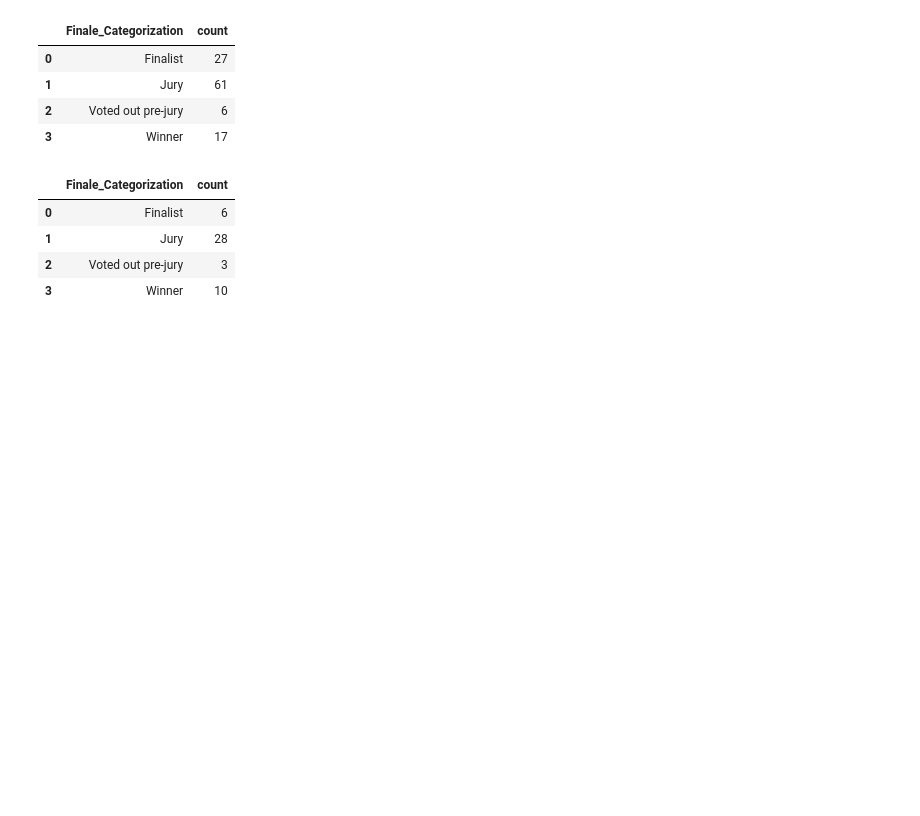
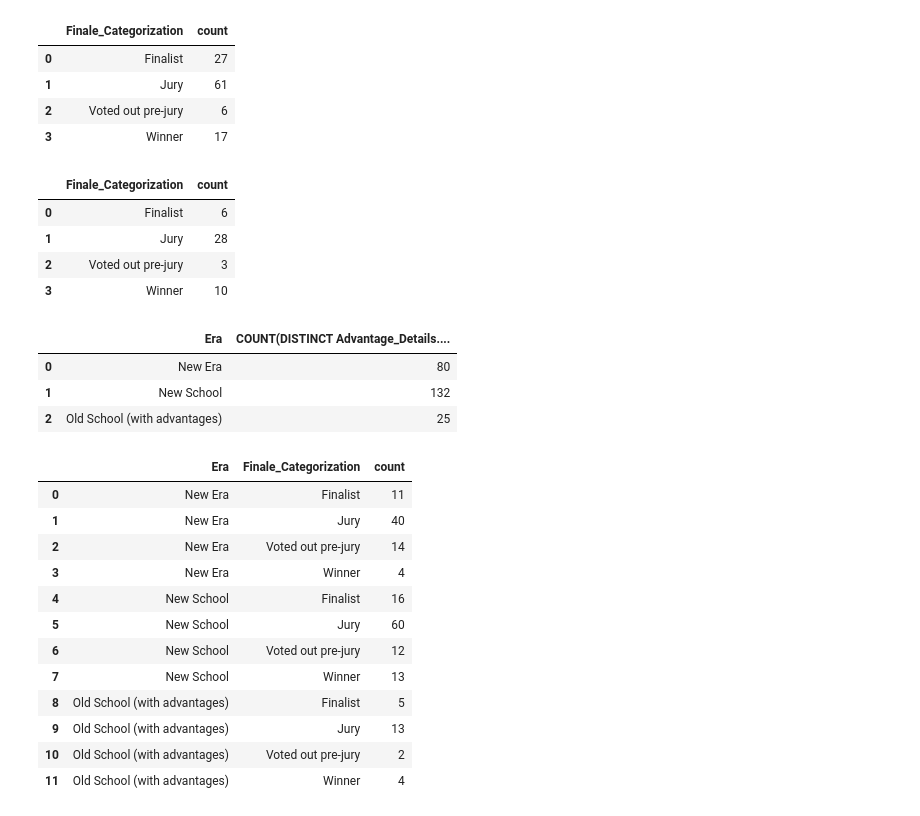
Before and after one commit to akerdolff/Survivor, a Jupyter notebook: Survivor_Analysis.ipynb, the cells around one changed output. Saved outputs shown, nothing was run; the diff lists cells and outputs as text; code cells hidden in the pictures; blank space fills up the shorter version.

```diff
--- a/Survivor_Analysis.ipynb
+++ b/Survivor_Analysis.ipynb
@@ -226,3 +227,21 @@ query(Finale_Categorization_Successfully_Played_Advantage)
 | 3 | Winner | 10 |
 # %%
 #visualization of number of individuals with an advantage successfully played grouped by finale categorization
+# %%
+#Query: Number of advantages per era
+
+Advantages_Per_Era = """
+SELECT Castaways.Era, COUNT(DISTINCT Advantage_Details.Season_Advantage_Id)
+FROM Advantage_Details
+JOIN Castaways
+ON Advantage_Details.Version_Season = Castaways.Version_Season
+GROUP BY Castaways.Era
+
+"""
+
+query(Advantages_Per_Era)
+# %% [output]
+|  | Era | COUNT(DISTINCT Advantage_Details.... |
+| 0 | New Era | 80 |
+| 1 | New School | 132 |
+| 2 | Old School (with advantages) | 25 |
@@ -229 +250,29 @@ query(Finale_Categorization_Successfully_Played_Advantage)
+# %%
+
+#Query
+
+Era_Finale_Categorization_Advantage = """
+SELECT Castaways.Era, Castaways.Finale_Categorization,
+COUNT(DISTINCT Castaways.Castaway_Id) AS count
+FROM Castaways
+INNER JOIN Advantage_Movement
+    ON Castaways.Season_Castaway_Id = Advantage_Movement.Season_Castaway_Id
+GROUP BY Castaways.Era, Castaways.Finale_Categorization;
+"""
+
+query(Era_Finale_Categorization_Advantage)
+# %% [output]
+|  | Era | Finale_Categorization | count |
+| 0 | New Era | Finalist | 11 |
+| 1 | New Era | Jury | 40 |
+| 2 | New Era | Voted out pre-jury | 14 |
+| 3 | New Era | Winner | 4 |
+| 4 | New School | Finalist | 16 |
+| 5 | New School | Jury | 60 |
+| 6 | New School | Voted out pre-jury | 12 |
+| 7 | New School | Winner | 13 |
+| 8 | Old School (with advantages) | Finalist | 5 |
+| 9 | Old School (with advantages) | Jury | 13 |
+| 10 | Old School (with advantages) | Voted out pre-jury | 2 |
+| 11 | Old School (with advantages) | Winner | 4 |
 # %%
```
Also changed, not shown: parts of 10 cells of this notebook, 4 other files.
